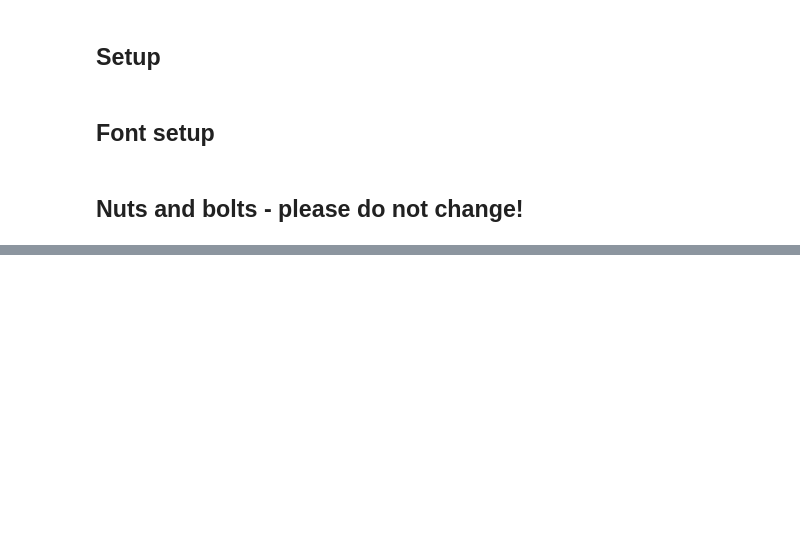
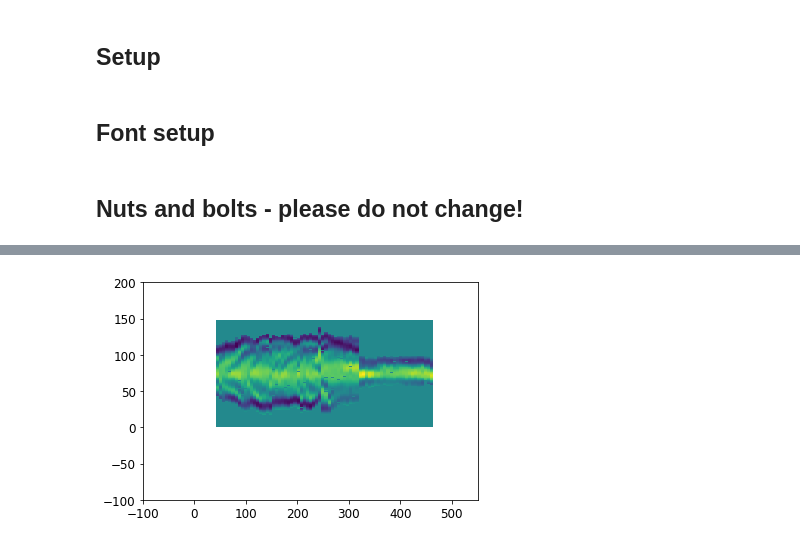
Before and after one commit to dougkelly88/blebbing_analysis, a Jupyter notebook: plotting/Blebbing figures.ipynb, the cells around one changed output, grey strips where cells are left out. Saved outputs shown, nothing was run; the diff lists cells and outputs as text; code cells hidden in the pictures; blank space fills up the shorter version.

```diff
--- a/plotting/Blebbing figures.ipynb
+++ b/plotting/Blebbing figures.ipynb
@@ -76,6 +84,12 @@ plt.rcParams.update({'axes.labelsize': axis_label_size});
 plt.rcParams.update({'xtick.labelsize': tick_label_size});
 plt.rcParams.update({'ytick.labelsize': tick_label_size});
 plt.rcParams.update({'figure.titlesize': title_size});
+
+# define string constants:
+_um = u'\u00B5m';
+_degrees = u'\u00B0';
+_squared = u'\u00B2';
+_totheminusone = u'\u02C9' + u'\u00B9';
 
 
 def generate_average_intensity_plots(actin_kym, curvature_kym, curvature_threshold=0):
@@ -97,7 +111,7 @@ def generate_average_intensity_plots(actin_kym, curvature_kym, curvature_thresho
     neg_curv_actin_I = neg_curv_actin.mean(0) - all_actin.min();
     return all_actin_I, pos_curv_actin_I, neg_curv_actin_I, all_actin_std;
 
-def load_kymograph_data(experiment_folder, condition_names=None, use_subfolder_as_condition=False):
+def load_kymograph_data(experiment_folder, condition_names=None, use_subfolder_as_condition=False, order_numerically=False):
     """load curvature and intensity kymographs, along with image parameters"""
     actin_kyms = [];
     curvature_kyms = [];
@@ -105,13 +119,24 @@ def load_kymograph_data(experiment_folder, condition_names=None, use_subfolder_a
     areas = [];
     subtitles = [];
 
-    for idx, subfolder in enumerate(os.listdir(experiment_folder)):
+    subfolders = [x for x in os.listdir(experiment_folder) if os.path.isdir(os.path.join(experiment_folder, x))];
+    if order_numerically:
+        numbers = [float(re.search(r'\d+\.?\d*', s).group(0)) for s in subfolders];
+        idxs = [numbers.index(x) for x in sorted(numbers)]
+        subfolders = [subfolders[idx] for idx in idxs];
+
+
+    for idx, subfolder in enumerate(subfolders):
         if os.path.isdir(os.path.join(experiment_folder, subfolder)):
             actin_kyms.append(io.imread(os.path.join(experiment_folder, subfolder, "normalised position Actin kymograph.tif")));
             curvature_kyms.append(io.imread(os.path.join(experiment_folder, subfolder, "normalised position curvature kymograph.tif")));
             params = Parameters();
             params.loadParametersFromJson(os.path.join(experiment_folder, subfolder, "parameters used.json"));
             paramses.append(params);
+            if 'physical_curvature_unit' not in dir(params):
+                curvature_kyms[idx] = curvature_kyms[idx] * (1/paramses[idx].pixel_physical_size);
+            elif params.physical_curvature_unit=='':
+                curvature_kyms[idx] = curvature_kyms[idx] * (1/paramses[idx].pixel_physical_size);
             try:
                 areas.append(pd.read_csv(os.path.join(experiment_folder, subfolder, "bleb area.csv")));
             except UnicodeDecodeError as e:
@@ -119,11 +144,11 @@ def load_kymograph_data(experiment_folder, condition_names=None, use_subfolder_a
                 areas.append(pd.read_csv(os.path.join(experiment_folder, subfolder, "bleb area.csv"), encoding='cp1252'));
             if condition_names is None:
                 if use_subfolder_as_condition:
-                    subtitles.append(subfolder)
+                    subtitles.append(subfolder.replace("um", _um))
                 else:
-                    subtitles.append(os.path.splitext(os.path.basename(params.input_image_path))[0]);
+                    subtitles.append(os.path.splitext(os.path.basename(params.input_image_path))[0].replace("um", _um));
             else:
-                subtitles.append(condition_names[idx]);
+                subtitles.append(condition_names[idx].replace("um", _um));
 
     return actin_kyms, curvature_kyms, paramses, subtitles, areas;
 
@@ -382,0 +451,9 @@ for imidx in range(len(ims)):
+# %%
+fig, ax = plt.subplots(1, 1);
+ax.imshow(curvature_kyms[idx], aspect='auto',
+                           interpolation=None,
+                           extent=[t_offs,timestep*actin_kyms[idx].shape[1]+t_offs,0,actin_kyms[idx].shape[0]])
+ax.set_ylim([-100, 200]);
+ax.set_xlim([-100, 550]);
+# %% [output]
+[figure, added]
```
Also changed, not shown: parts of 4 cells of this notebook.
